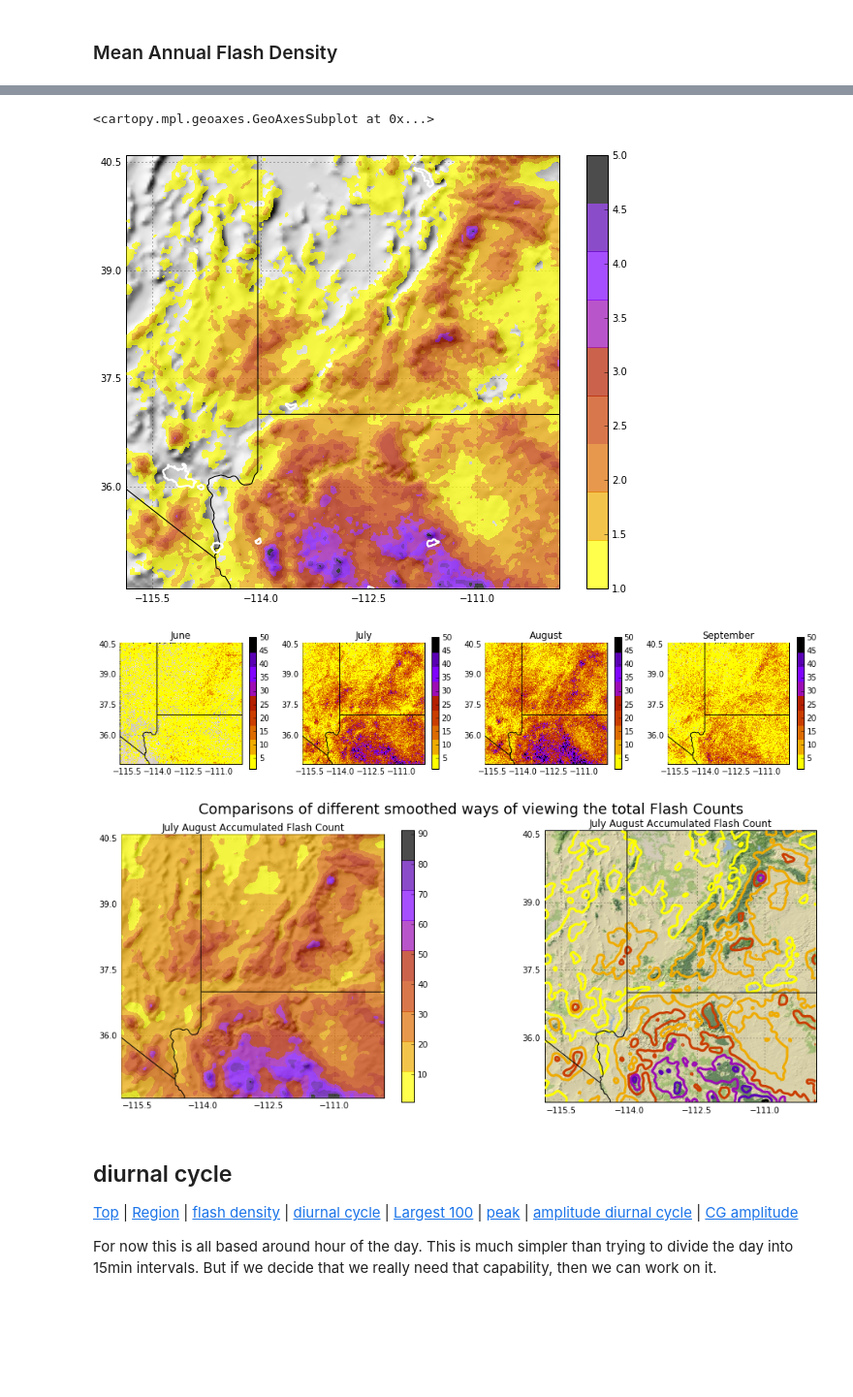
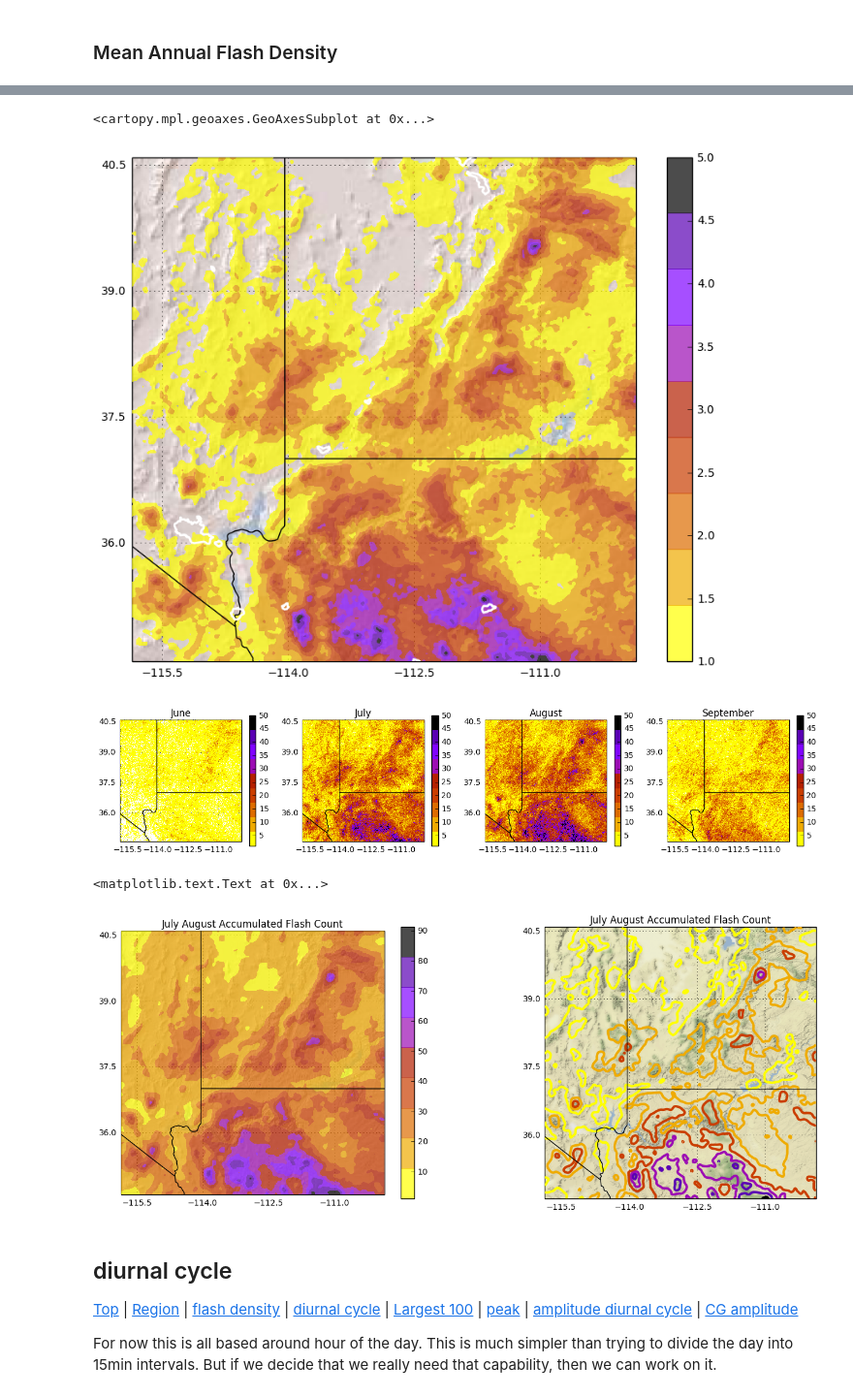
Before and after one commit to jsignell/lightning-tools, a Jupyter notebook: 02 Climatology.ipynb, the cells around one changed output, grey strips where cells are left out. Shown at 97% size. Drawn from its saved outputs; the diff is of its cells as text; code cells hidden in the pictures; blank space fills up the shorter version.

```diff
--- a/02 Climatology.ipynb
+++ b/02 Climatology.ipynb
@@ -84,42 +87,43 @@ smoothed = gaussian_filter(mean_annual_FD, 2)
 # %%
 plt.figure(figsize=(10,8))
 im, ax = c.plot_grid(smoothed, cmap=cmap, cbar=True, zorder=5.5, vmin=1, vmax=5, alpha=.7)
-pplot.pre_shaded(ax, fname=SR_LOC)
+ax.add_image(pplot.ShadedReliefESRI(), 6)
 pplot.urban(ax, edgecolor='white', linewidth=2)
 # %% [output]
 <cartopy.mpl.geoaxes.GeoAxesSubplot at 0x...>
-[figure, old version]
+[figure, new version]
 # %%
 plt.figure(figsize=(16, 3))
 n=1
 for m in [6,7,8,9]:
     ax = pplot.background(plt.subplot(1, 4, n, projection=ccrs.PlateCarree()))
-    c.plot_grid(MMFC_grid[m], cmap=cmap, vmin=1, vmax=50, cbar=True, ax=ax, zorder=5, alpha)
+    c.plot_grid(MMFC_grid[m], cmap=cmap, vmin=1, vmax=50, cbar=True, ax=ax, zorder=5)
     ax.set_title(months[m])
     n+=1
 # %% [output]
-[figure, old version]
+[figure, new version]
 # %%
 JAFC_grid = MMFC_grid[7]+MMFC_grid[8]
 img = gaussian_filter(JAFC_grid, 4)
 
 plt.figure(figsize=(16,6))
 
-ax = background(plt.subplot(1, 2, 1, projection=ccrs.PlateCarree()))
+ax = pplot.background(plt.subplot(1, 2, 1, projection=ccrs.PlateCarree()))
 im, ax = c.plot_grid(img, cmap=cmap, cbar=True, zorder=5, alpha=.7, vmin=1, ax=ax)
-pre_shaded(ax, fname='/home/jsignell/data/SR_50M/SR_50M.tif')
+ax.add_image(pplot.ShadedReliefESRI(), 6)
 ax.set_extent([c.gridx.min(), c.gridx.max(), c.gridy.min(), c.gridy.max()])
 ax.set_title('July August Accumulated Flash Count')
 
-ax = background(plt.subplot(1, 2, 2,projection=ccrs.PlateCarree()))
+ax = pplot.background(plt.subplot(1, 2, 2,projection=ccrs.PlateCarree()))
 ax.set_extent([c.gridx.min(), c.gridx.max(), c.gridy.min(), c.gridy.max()])
 ax.add_image(StamenTerrain(), 7)
 ax.contour(c.gridx[:-1], c.gridy[:-1], img, cmap=cmap, zorder=5, linewidths=3)
 ax.set_title('July August Accumulated Flash Count')
 
 #plt.suptitle('Comparisons of different smoothed ways of viewing the total Flash Counts', fontsize=18);
 # %% [output]
+<matplotlib.text.Text at 0x...>
-[figure, old version]
+[figure, new version]
 # %% [markdown]
 ## diurnal cycle
 [Top](#Regional-Climatology) | [Region](#object-orientation) | [flash density](#flash-density) | [diurnal cycle](#diurnal-cycle) | [Largest 100](#top-100) | [peak](#peak-time) | [amplitude diurnal cycle](#amplitude-of-DC) | [CG amplitude](#CG-amplitude)
```
Also changed, not shown: parts of 9 cells of this notebook, 6 other files.
